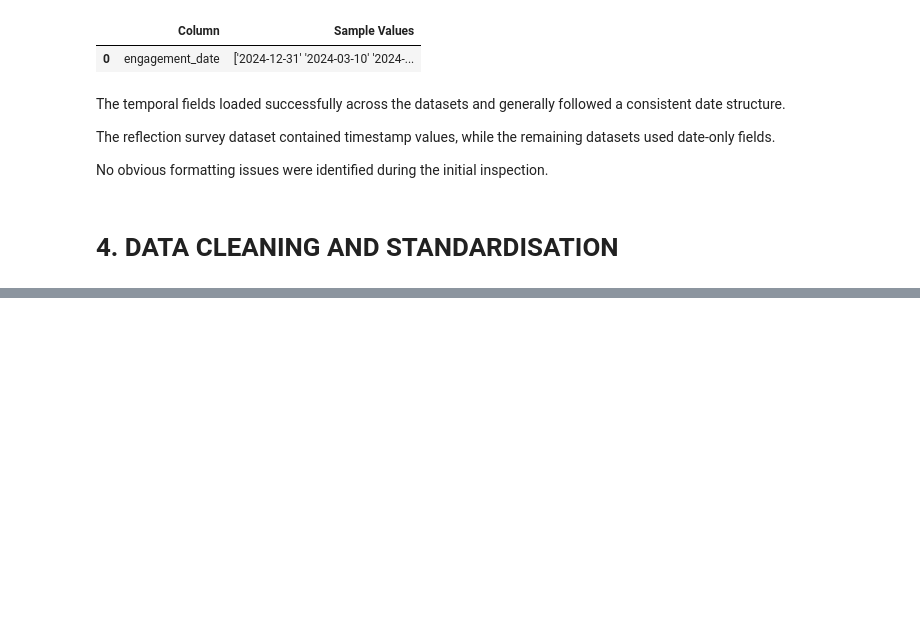
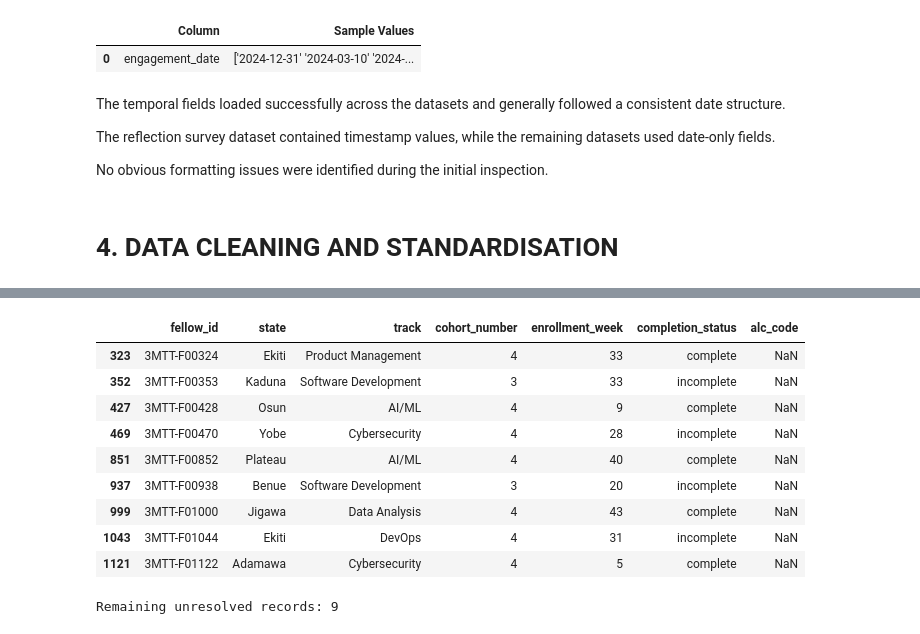
Before and after one commit to Efe-Godson/3mtt-stage2-analysis, a Jupyter notebook: notebooks/deliverable_2_analysis_notebook.ipynb, the cells around one changed output, grey strips where cells are left out. Drawn from its saved outputs; the diff is of its cells as text; code cells hidden in the pictures; blank space fills up the shorter version.

```diff
--- a/notebooks/deliverable_2_analysis_notebook.ipynb
+++ b/notebooks/deliverable_2_analysis_notebook.ipynb
@@ -511,0 +1279,48 @@ No obvious formatting issues were identified during the initial inspection.
+# %%
+# DISPLAY REMAINING UNRESOLVED RECORDS
+
+# Filter records with unresolved ALC codes
+remaining_unresolved = (
+    fellows_clean[
+        fellows_clean["alc_code"].isnull()
+    ]
+)
+
+
+# Select key validation columns
+remaining_unresolved = (
+    remaining_unresolved[
+        [
+            "fellow_id",
+            "state",
+            "track",
+            "cohort_number",
+            "enrollment_week",
+            "completion_status",
+            "alc_code"
+        ]
+    ]
+)
+
+
+# Display unresolved records
+display(remaining_unresolved)
+
+
+# Display unresolved record count
+print(
+    f"Remaining unresolved records: "
+    f"{len(remaining_unresolved)}"
+)
+# %% [output]
+|  | fellow_id | state | track | cohort_number | enrollment_week | completion_status | alc_code |
+| 323 | 3MTT-F00324 | Ekiti | Product Management | 4 | 33 | complete | NaN |
+| 352 | 3MTT-F00353 | Kaduna | Software Development | 3 | 33 | incomplete | NaN |
+| 427 | 3MTT-F00428 | Osun | AI/ML | 4 | 9 | complete | NaN |
+| 469 | 3MTT-F00470 | Yobe | Cybersecurity | 4 | 28 | incomplete | NaN |
+| 851 | 3MTT-F00852 | Plateau | AI/ML | 4 | 40 | complete | NaN |
+| 937 | 3MTT-F00938 | Benue | Software Development | 3 | 20 | incomplete | NaN |
+| 999 | 3MTT-F01000 | Jigawa | Data Analysis | 4 | 43 | complete | NaN |
+| 1043 | 3MTT-F01044 | Ekiti | DevOps | 4 | 31 | incomplete | NaN |
+| 1121 | 3MTT-F01122 | Adamawa | Cybersecurity | 4 | 5 | complete | NaN |
+Remaining unresolved records: 9
```
Also changed, not shown: parts of 26 cells of this notebook.
